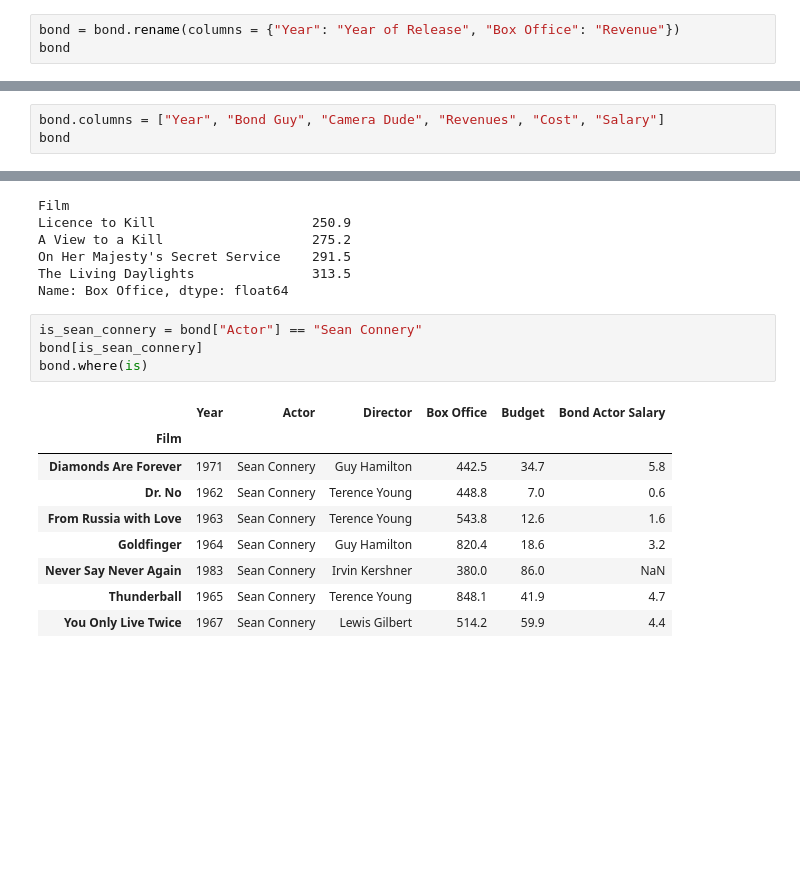
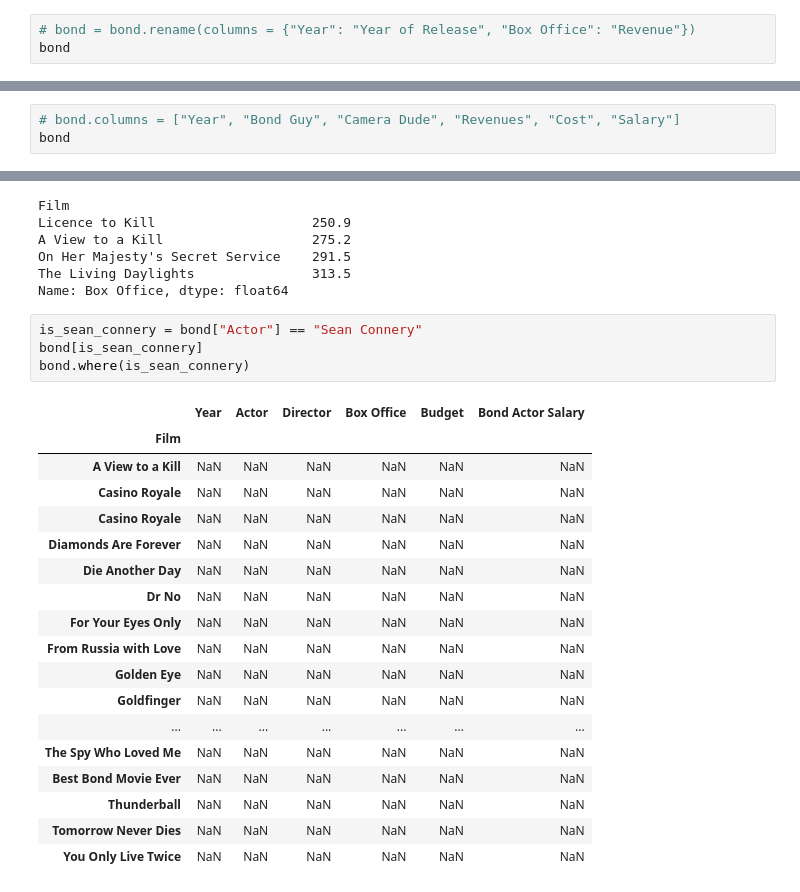
Before and after one commit to mendes078/Dados, a Jupyter notebook: Arquivos/06 - DataFrame III.ipynb, the cells around one changed output, grey strips where cells are left out. Cells and saved outputs as stored; diff of their text form; blank space fills up the shorter version.

```diff
--- a/Arquivos/06 - DataFrame III.ipynb
+++ b/Arquivos/06 - DataFrame III.ipynb
@@ -148,6 +148,6 @@ bond
 is_sean_connery = bond["Actor"] == "Sean Connery"
 bond.loc[is_sean_connery, "Actor"] = "Sir Sean Connery"
 # %%
-bond = bond.rename(columns = {"Year": "Year of Release", "Box Office": "Revenue"})
+# bond = bond.rename(columns = {"Year": "Year of Release", "Box Office": "Revenue"})
 bond
 # %% [output]
@@ -198,6 +198,6 @@ bond
 | Tomorrow Never Dies | 1997 | Pierce Brosnan | Roger Spottiswoode | 463.2 | 133.9 | 10.0 |
 | You Only Live Twice | 1967 | Sir Sean Connery | Lewis Gilbert | 514.2 | 59.9 | 4.4 |
 # %%
-bond.columns = ["Year", "Bond Guy", "Camera Dude", "Revenues", "Cost", "Salary"]
+# bond.columns = ["Year", "Bond Guy", "Camera Dude", "Revenues", "Cost", "Salary"]
 bond
 # %% [output]
@@ -261,14 +261,23 @@ Name: Box Office, dtype: float64
 # %%
 is_sean_connery = bond["Actor"] == "Sean Connery"
 bond[is_sean_connery]
-bond.where(is)
+bond.where(is_sean_connery)
 # %% [output]
 |  | Year | Actor | Director | Box Office | Budget | Bond Actor Salary |
 | Film |  |  |  |  |  |  |
-| Diamonds Are Forever | 1971 | Sean Connery | Guy Hamilton | 442.5 | 34.7 | 5.8 |
-| Dr. No | 1962 | Sean Connery | Terence Young | 448.8 | 7.0 | 0.6 |
-| From Russia with Love | 1963 | Sean Connery | Terence Young | 543.8 | 12.6 | 1.6 |
-| Goldfinger | 1964 | Sean Connery | Guy Hamilton | 820.4 | 18.6 | 3.2 |
-| Never Say Never Again | 1983 | Sean Connery | Irvin Kershner | 380.0 | 86.0 | NaN |
-| Thunderball | 1965 | Sean Connery | Terence Young | 848.1 | 41.9 | 4.7 |
-| You Only Live Twice | 1967 | Sean Connery | Lewis Gilbert | 514.2 | 59.9 | 4.4 |
+| A View to a Kill | NaN | NaN | NaN | NaN | NaN | NaN |
+| Casino Royale | NaN | NaN | NaN | NaN | NaN | NaN |
+| Casino Royale | NaN | NaN | NaN | NaN | NaN | NaN |
+| Diamonds Are Forever | NaN | NaN | NaN | NaN | NaN | NaN |
+| Die Another Day | NaN | NaN | NaN | NaN | NaN | NaN |
+| Dr No | NaN | NaN | NaN | NaN | NaN | NaN |
+| For Your Eyes Only | NaN | NaN | NaN | NaN | NaN | NaN |
+| From Russia with Love | NaN | NaN | NaN | NaN | NaN | NaN |
+| Golden Eye | NaN | NaN | NaN | NaN | NaN | NaN |
+| Goldfinger | NaN | NaN | NaN | NaN | NaN | NaN |
+| ... | ... | ... | ... | ... | ... | ... |
+| The Spy Who Loved Me | NaN | NaN | NaN | NaN | NaN | NaN |
+| Best Bond Movie Ever | NaN | NaN | NaN | NaN | NaN | NaN |
+| Thunderball | NaN | NaN | NaN | NaN | NaN | NaN |
+| Tomorrow Never Dies | NaN | NaN | NaN | NaN | NaN | NaN |
+| You Only Live Twice | NaN | NaN | NaN | NaN | NaN | NaN |
```
Also changed, not shown: parts of 7 cells of this notebook.
